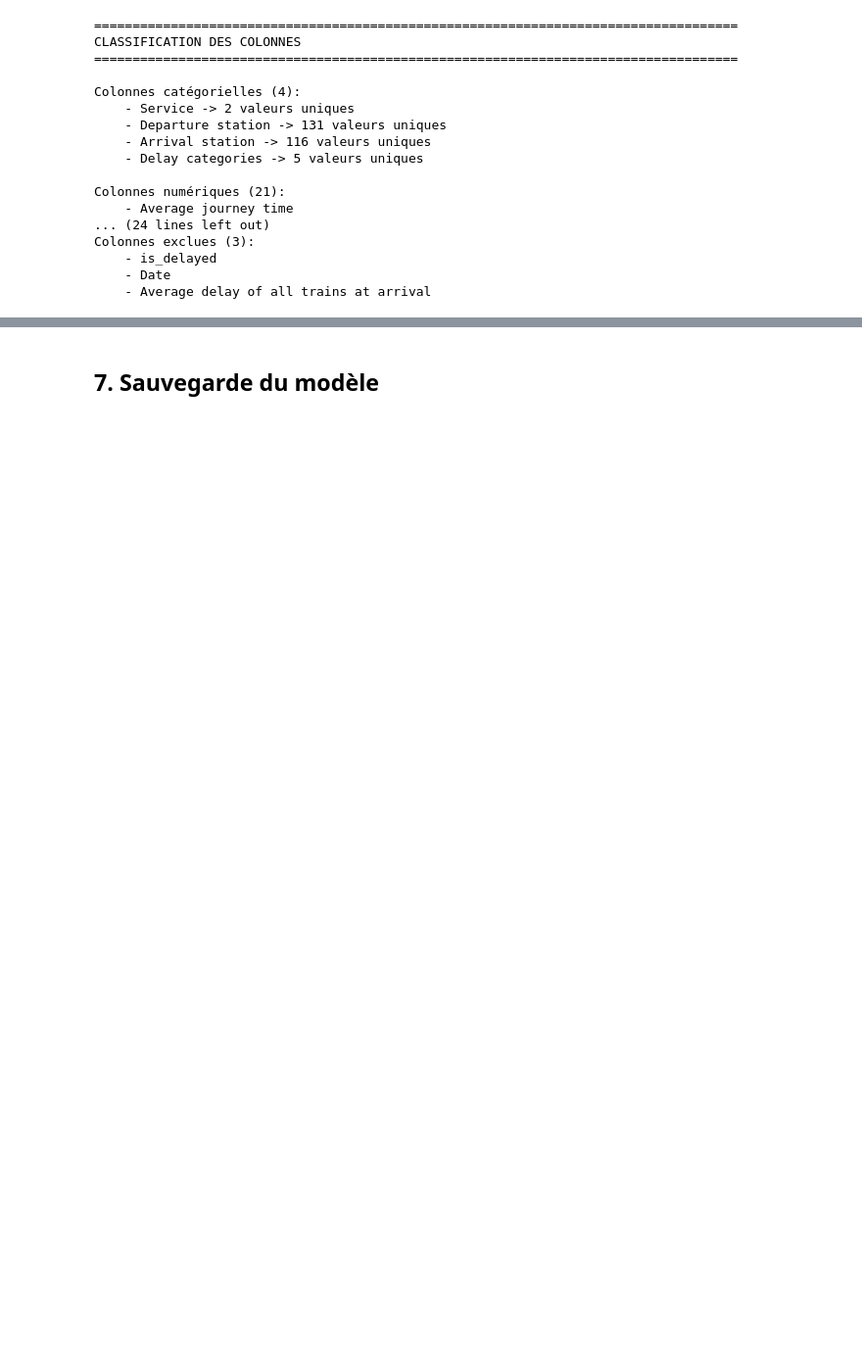
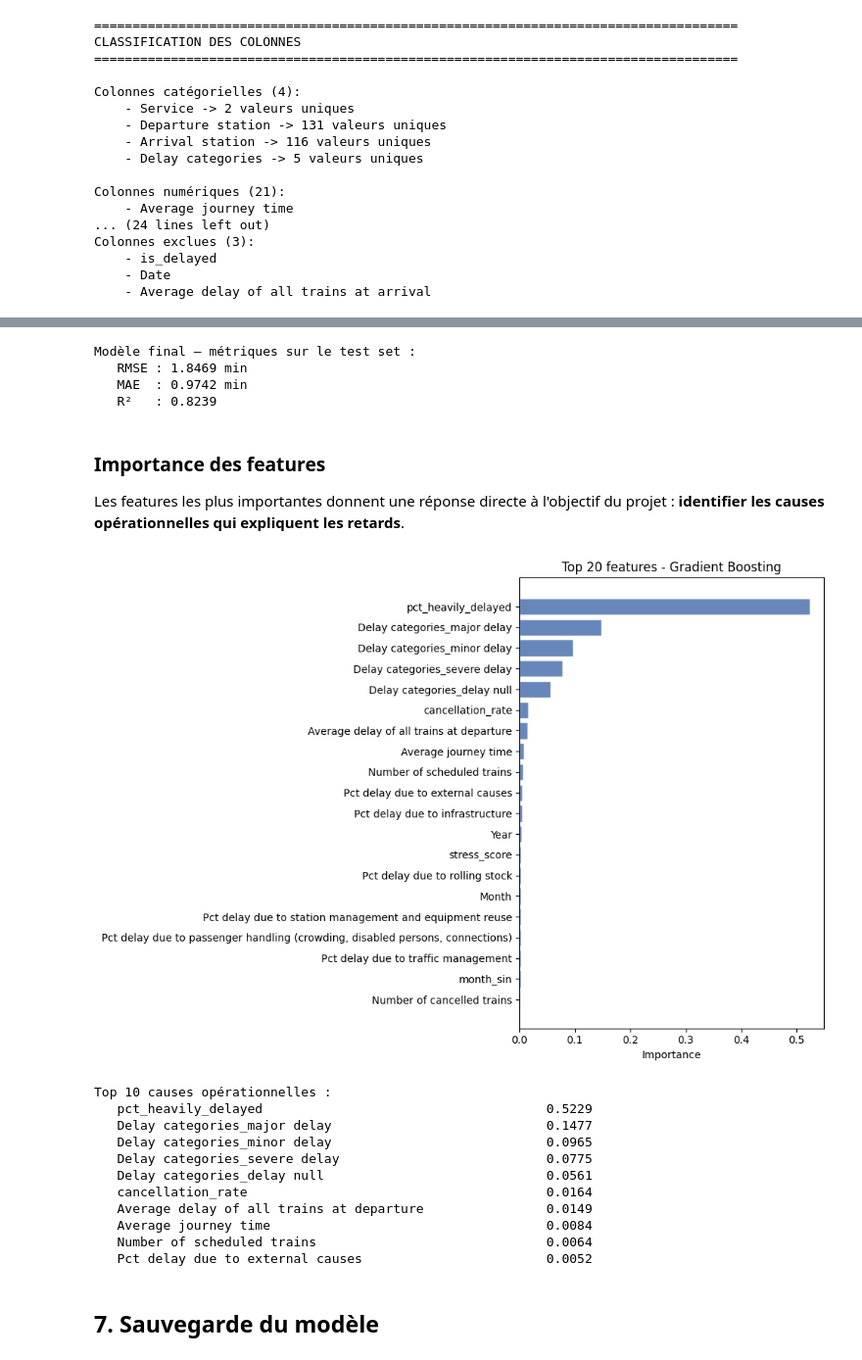
Before and after one commit to LaurinceG4N0/tardis-sncf, a Jupyter notebook: tardis_model.ipynb, the cells around one changed output, grey strips where cells are left out. Shown at 98% size. Drawn from its saved outputs; the diff is of its cells as text; code cells hidden in the pictures; blank space fills up the shorter version.

```diff
--- a/tardis_model.ipynb
+++ b/tardis_model.ipynb
@@ -881,3 +1146,80 @@ Recherche terminée !
+# %%
+# Métriques du modèle final
+
+y_pred_tuned = final_model.predict(X_test)
+rmse_tuned = np.sqrt(mean_squared_error(y_test, y_pred_tuned))
+mae_tuned = mean_absolute_error(y_test, y_pred_tuned)
+r2_tuned = r2_score(y_test, y_pred_tuned)
+
+print(f"Modèle final — métriques sur le test set :")
+print(f"   RMSE : {rmse_tuned:.4f} min")
+print(f"   MAE  : {mae_tuned:.4f} min")
+print(f"   R²   : {r2_tuned:.4f}")
+# %% [output]
+Modèle final — métriques sur le test set :
+   RMSE : 1.8469 min
+   MAE  : 0.9742 min
+   R²   : 0.8239
+# %% [markdown]
+### Importance des features
+
+Les features les plus importantes donnent une réponse directe à l'objectif du projet : **identifier les causes opérationnelles qui expliquent les retards**.
+# %%
+# Feature importance du modèle final (modèles à base d'arbres)
+
+estimator = final_model.named_steps["model"]
+
+if hasattr(estimator, "feature_importances_"):
+    preprocessor_fitted = final_model.named_steps["preprocessor"]
+
+    # Récupération des noms de features après transformation
+    num_names = num_in_X
+    cat_names = list(
+        preprocessor_fitted.named_transformers_["categorical"]
+        .named_steps["encoder"]
+        .get_feature_names_out(cat_in_X)
+    )
+    all_feature_names = num_names + cat_names
+
+    importances = estimator.feature_importances_
+    feat_imp_df = (
+        pd.DataFrame({"Feature": all_feature_names, "Importance": importances})
+        .sort_values("Importance", ascending=False)
+        .head(20)
+    )
+
+    fig, ax = plt.subplots(figsize=(10, 7))
+    ax.barh(
+        feat_imp_df["Feature"],
+        feat_imp_df["Importance"],
+        color="#4C72B0",
+        edgecolor="white",
+        alpha=0.85,
+    )
+    ax.invert_yaxis()
+    ax.set_title(f"Top 20 features - {best_model_name}")
+    ax.set_xlabel("Importance")
+    plt.tight_layout()
+    plt.show()
+
+    print("\nTop 10 causes opérationnelles :")
+    for i, row in feat_imp_df.head(10).iterrows():
+        print(f"   {row['Feature']:<55} {row['Importance']:.4f}")
+else:
+    print(f"Le modèle {best_model_name} ne supporte pas feature_importances_.")
+# %% [output]
+[figure, added]
+Top 10 causes opérationnelles :
+   pct_heavily_delayed                                     0.5229
+   Delay categories_major delay                            0.1477
+   Delay categories_minor delay                            0.0965
+   Delay categories_severe delay                           0.0775
+   Delay categories_delay null                             0.0561
+   cancellation_rate                                       0.0164
+   Average delay of all trains at departure                0.0149
+   Average journey time                                    0.0084
+   Number of scheduled trains                              0.0064
+   Pct delay due to external causes                        0.0052
 # %% [markdown]
 ## 7. Sauvegarde du modèle
 # %%
```
Also changed, not shown: parts of 39 cells of this notebook, 4 other files.
